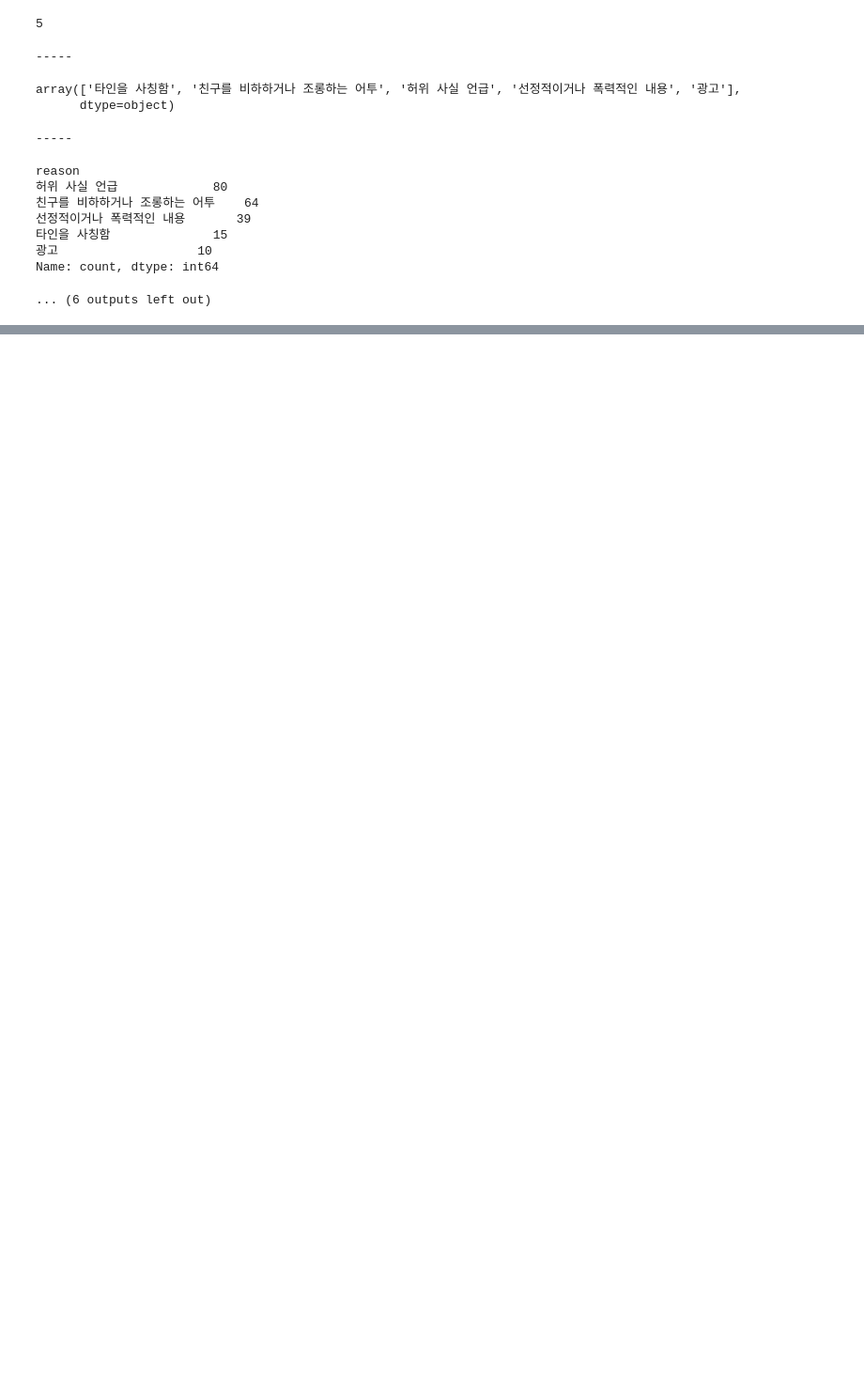
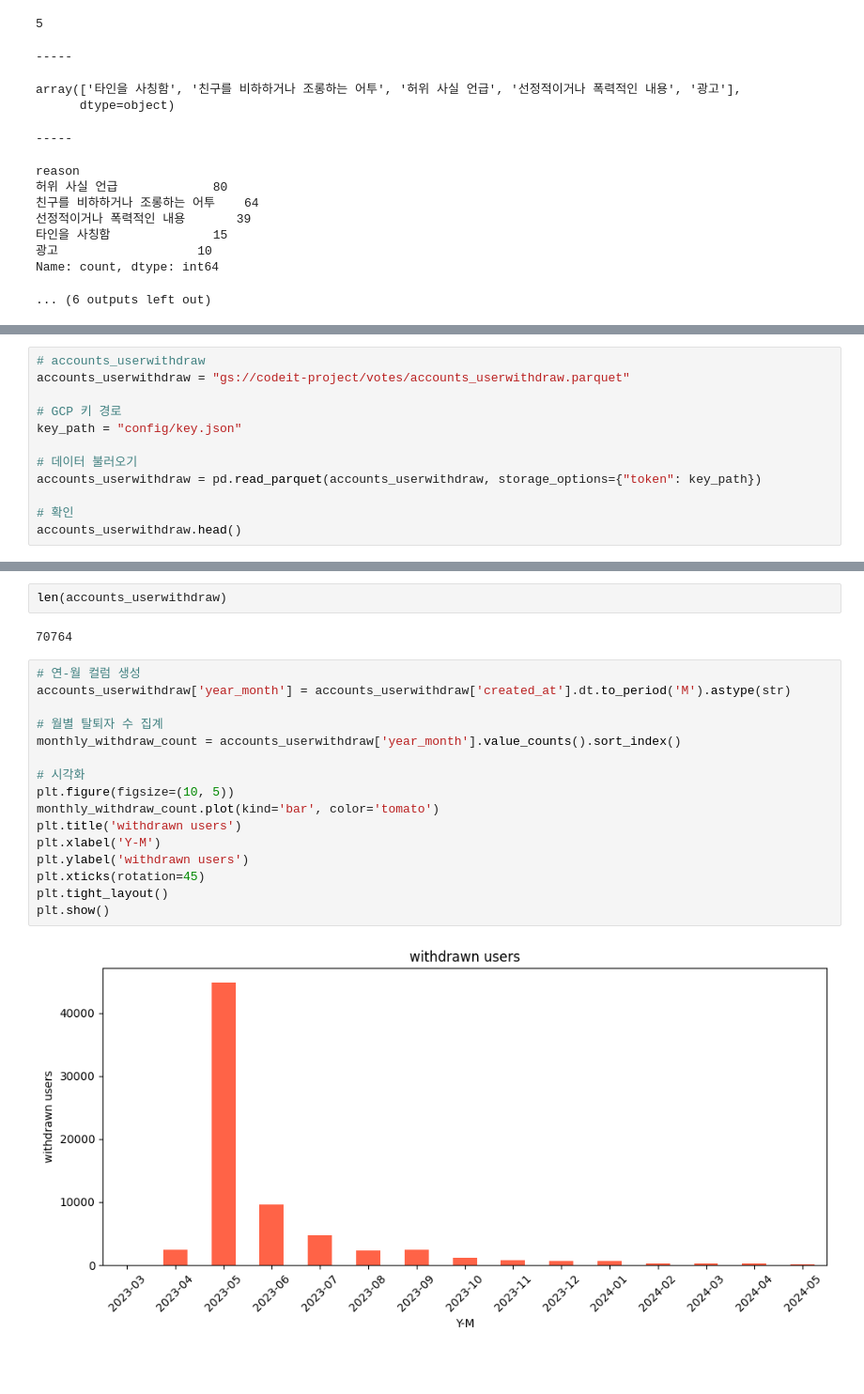
Before and after one commit to seung127/codeit_project, a Jupyter notebook: codeit-project-docker/notebooks/gsc_connect_check.ipynb, the cells around one changed output, grey strips where cells are left out. Shown at 94% size. Drawn from its saved outputs; the diff is of its cells as text; blank space fills up the shorter version.

```diff
--- a/codeit-project-docker/notebooks/gsc_connect_check.ipynb
+++ b/codeit-project-docker/notebooks/gsc_connect_check.ipynb
@@ -142,0 +961,12 @@ Name: count, dtype: int64
+# %%
+# accounts_userwithdraw
+accounts_userwithdraw = "gs://codeit-project/votes/accounts_userwithdraw.parquet"
+
+# GCP 키 경로
+key_path = "config/key.json"
+
+# 데이터 불러오기
+accounts_userwithdraw = pd.read_parquet(accounts_userwithdraw, storage_options={"token": key_path})
+
+# 확인
+accounts_userwithdraw.head()
@@ -142,0 +980,24 @@ Name: count, dtype: int64
+# %%
+len(accounts_userwithdraw)
+# %% [output]
+70764
+# %%
+# 연-월 컬럼 생성
+accounts_userwithdraw['year_month'] = accounts_userwithdraw['created_at'].dt.to_period('M').astype(str)
+
+# 월별 탈퇴자 수 집계
+monthly_withdraw_count = accounts_userwithdraw['year_month'].value_counts().sort_index()
+
+# 시각화
+plt.figure(figsize=(10, 5))
+monthly_withdraw_count.plot(kind='bar', color='tomato')
+plt.title('withdrawn users')
+plt.xlabel('Y-M')
+plt.ylabel('withdrawn users')
+plt.xticks(rotation=45)
+plt.tight_layout()
+plt.show()
+# %% [output]
+[figure, added]
+# %% [markdown]
+#
```
Also changed, not shown: parts of 59 cells of this notebook.
